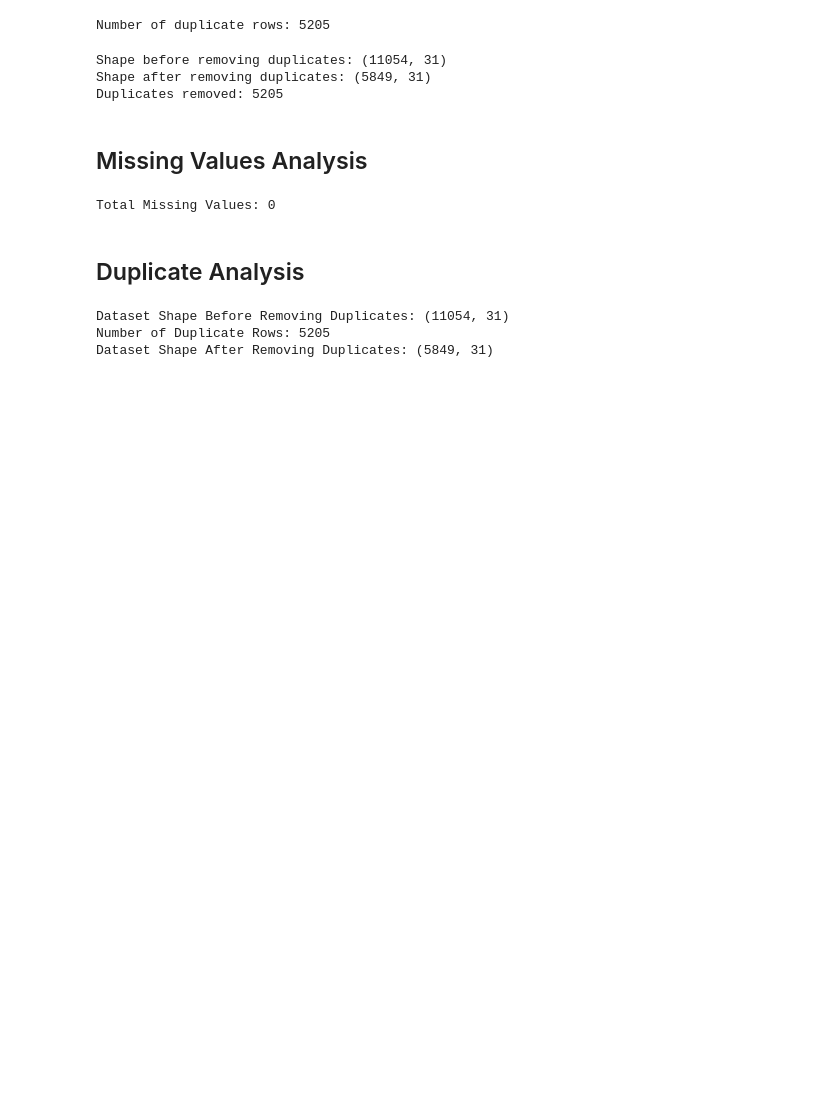
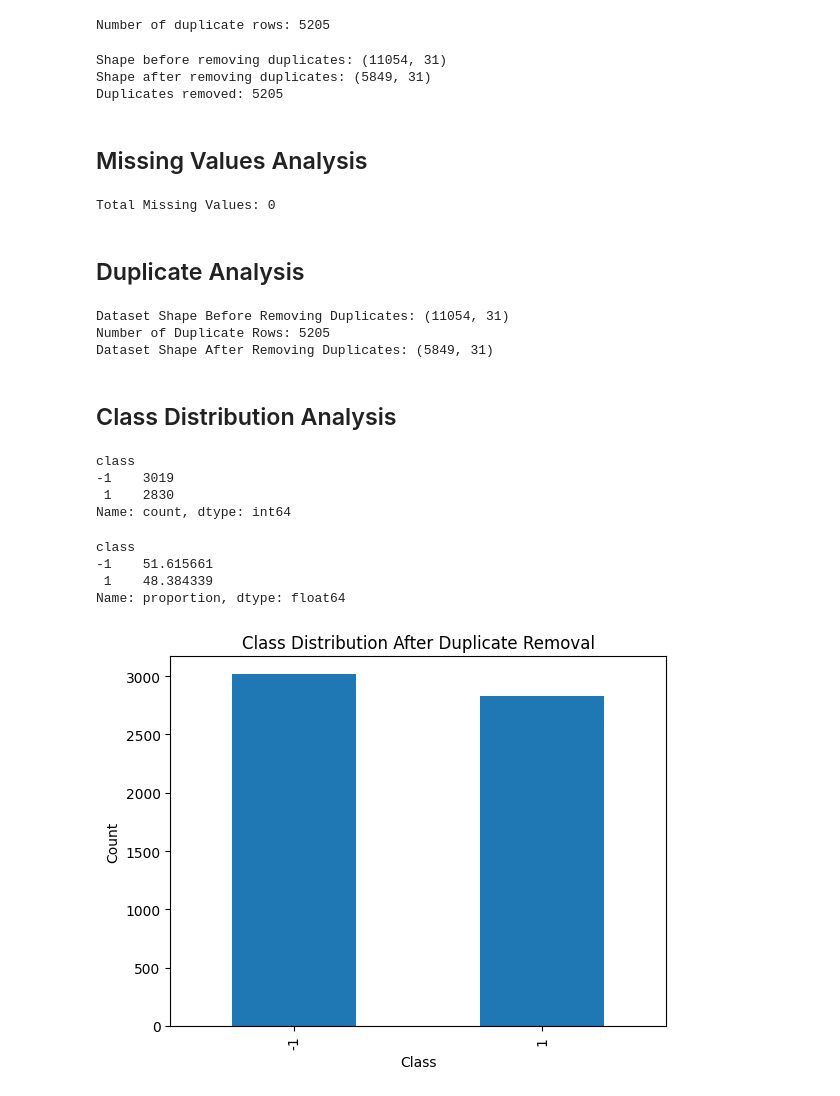
Before and after one commit to ja4smin/phishing-detection-reproduction, a Jupyter notebook: Phishing_Detection_Reproduction.ipynb, the cells around one changed output. Drawn from its saved outputs; the diff is of its cells as text; code cells hidden in the pictures; blank space fills up the shorter version.

Commit message:
Added class distribution analysis

```diff
--- a/Phishing_Detection_Reproduction.ipynb
+++ b/Phishing_Detection_Reproduction.ipynb
@@ -138,3 +138,34 @@ print("Dataset Shape After Removing Duplicates:", df_no_dup.shape)
 Dataset Shape Before Removing Duplicates: (11054, 31)
 Number of Duplicate Rows: 5205
 Dataset Shape After Removing Duplicates: (5849, 31)
+# %% [markdown]
+## Class Distribution Analysis
+# %%
+class_counts = df_no_dup['class'].value_counts()
+
+print(class_counts)
+# %% [output]
+class
+-1    3019
+ 1    2830
+Name: count, dtype: int64
+# %%
+class_percentages = df_no_dup['class'].value_counts(normalize=True) * 100
+
+print(class_percentages)
+# %% [output]
+class
+-1    51.615661
+ 1    48.384339
+Name: proportion, dtype: float64
+# %%
+import matplotlib.pyplot as plt
+
+class_counts.plot(kind='bar')
+
+plt.title("Class Distribution After Duplicate Removal")
+plt.xlabel("Class")
+plt.ylabel("Count")
+plt.show()
+# %% [output]
+[figure, added]
```
